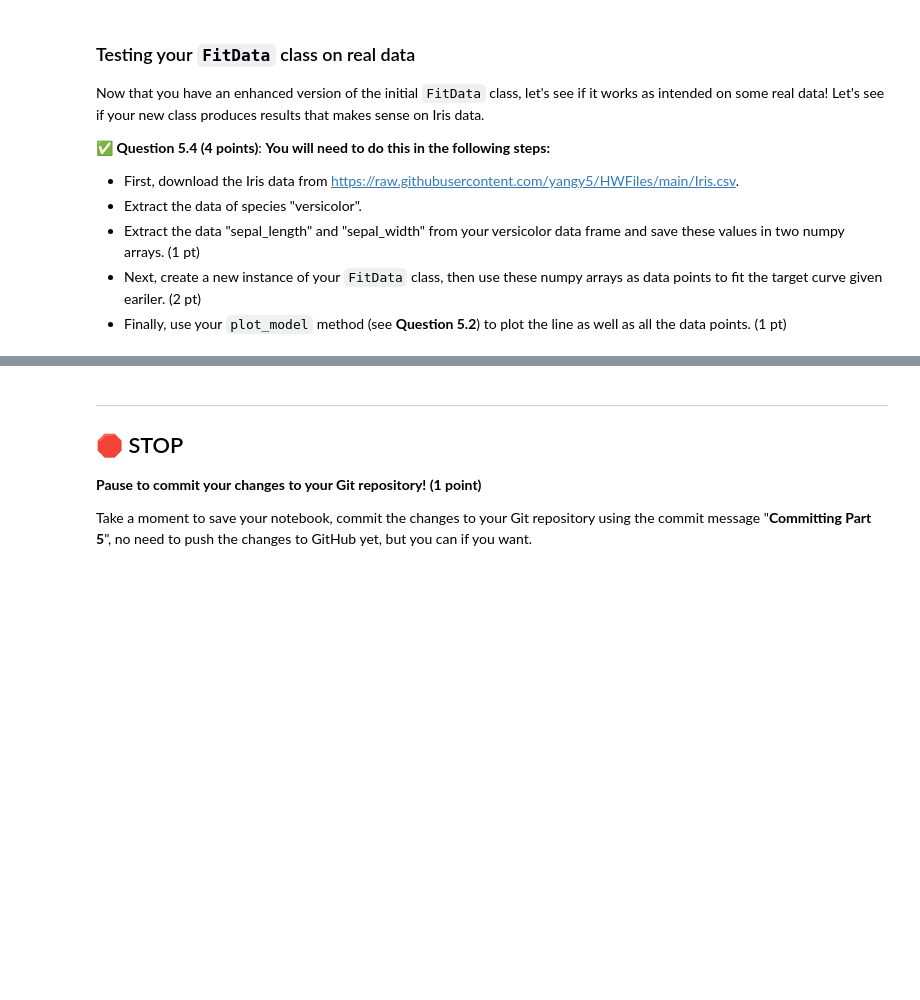
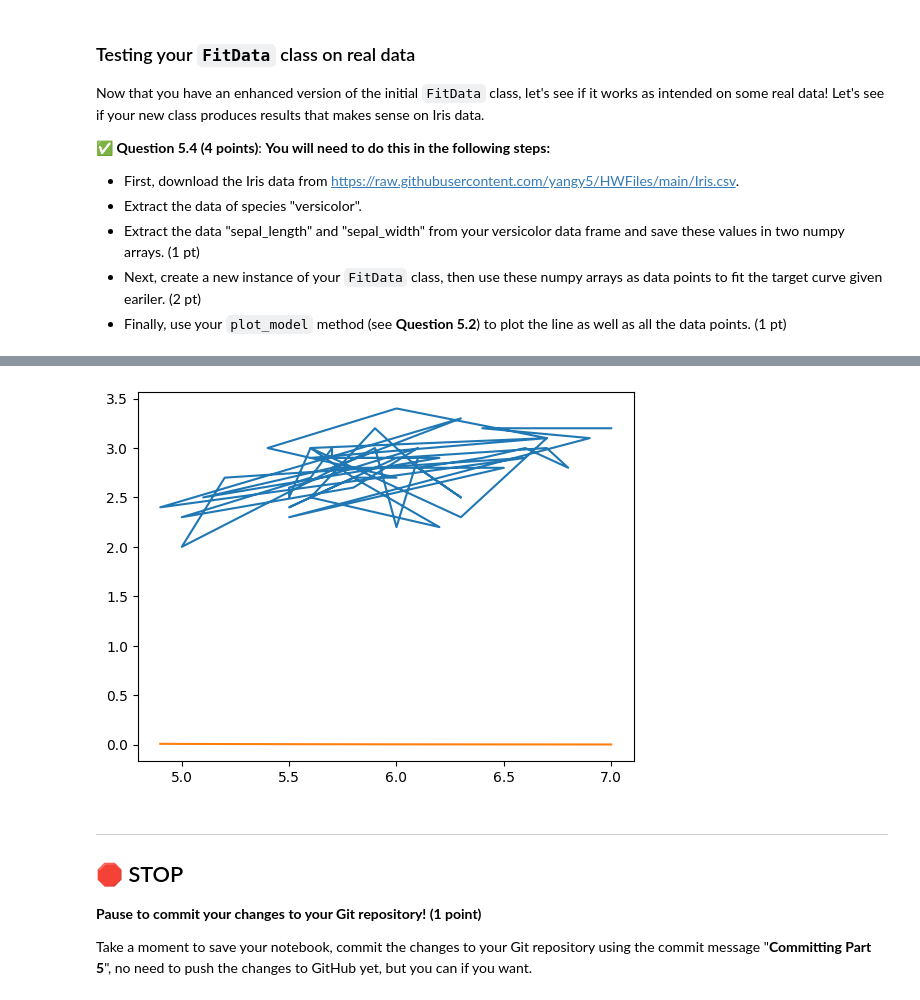
Before and after one commit to KinghamRMSU/CMSE202-f25-turnin, a Jupyter notebook: hw-01/HW-01_GitPracticeDebuggingPythonPackagesAndClasses-SS25-STUDENT.ipynb, the cells around one changed output, grey strips where cells are left out. Drawn from its saved outputs; the diff is of its cells as text; code cells hidden in the pictures; blank space fills up the shorter version.

```diff
--- a/hw-01/HW-01_GitPracticeDebuggingPythonPackagesAndClasses-SS25-STUDENT.ipynb
+++ b/hw-01/HW-01_GitPracticeDebuggingPythonPackagesAndClasses-SS25-STUDENT.ipynb
@@ -683,7 +706,7 @@ class FitData:
         new_x = np.linspace(min(self.xdata), max(self.xdata), 100)
         new_y = self.func(new_x, magnitude, exponent, intercept)
 
-        plt.plot(new_x, new_y, 'g--')
+        plt.plot(new_x, new_y)
         plt.show()
     def predict(self, x_new):
         popt = list(self.CurveFit_model().values())
@@ -743,5 +763,11 @@ print("Sepal Width:", sepal_width)
 # %%
 # Fit and plot the Iris sepal_length and sepal_width data
+fit_versicolor = FitData(sepal_length, sepal_width)
+
+fit_versicolor.CurveFit_model(func)
+fit_versicolor.plot_model(magnitude=1, exponent=1, intercept=0)
+# %% [output]
+[figure, added]
 # %% [markdown]
 ---
 ## &#128721; STOP
```
Also changed, not shown: parts of 13 cells of this notebook.
